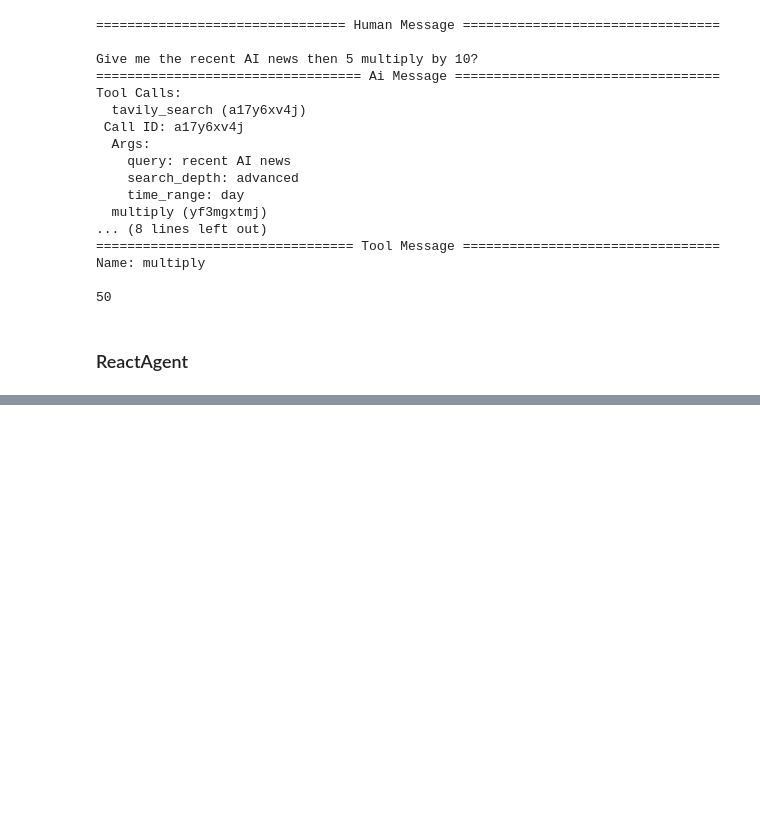
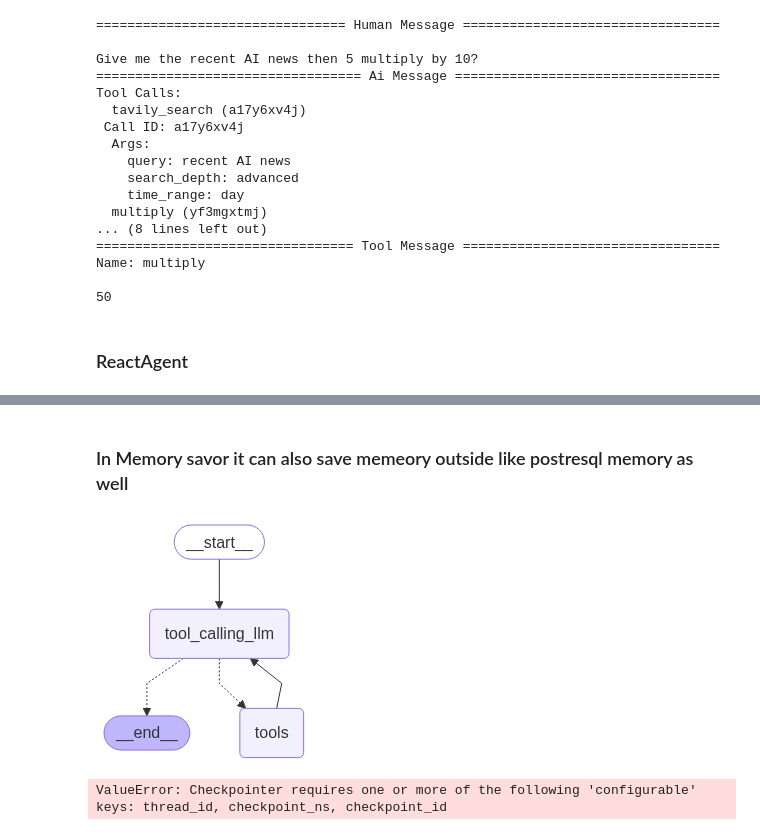
Before and after one commit to Saad096/AgenticAI-Course, a Jupyter notebook: 1-BasicChatbot/1-basicchatbot.ipynb, the cells around one changed output, grey strips where cells are left out. Drawn from its saved outputs; the diff is of its cells as text; code cells hidden in the pictures; blank space fills up the shorter version.

Commit message:
Add: Memoery persisitant to remember conversation as well

```diff
--- a/1-BasicChatbot/1-basicchatbot.ipynb
+++ b/1-BasicChatbot/1-basicchatbot.ipynb
@@ -234,0 +258,39 @@ ValueError: Found edge ending at unknown node `<function tool_calling_llm at 0x.
+# %% [markdown]
+### In  Memory savor it can also save memeory outside like postresql memory as well
+# %%
+from langgraph.checkpoint.memory import InMemorySaver
+memory = InMemorySaver()
+
+## Build the graph
+
+builder = StateGraph(State)
+builder.add_node("tool_calling_llm", tool_calling_llm)
+builder.add_node("tools", ToolNode(tools))
+
+## add adges
+
+builder.add_edge(START, "tool_calling_llm")
+builder.add_conditional_edges(
+    "tool_calling_llm",
+    # If the latest message (result) from assistant is a tool call -> tools_condition routes to tools
+    # If the latest message (result) from assistant is a not a tool call -> tools_condition routes to END
+    tools_condition
+)
+
+builder.add_edge("tools", 'tool_calling_llm')
+
+graph = builder.compile(checkpointer=memory)
+## Visualize the graph
+from IPython.display import Image, display
+try:
+    display(Image(graph.get_graph().draw_mermaid_png()))
+except Exception as e:
+    print(f"Error displaying graph: {e}")
+# %% [output]
+[figure, added]
+# %%
+config = {"configurable":{"thread_id":"1"}}
+response = graph.invoke({"messages":"Hi, My name is Saad Alam"}, config=config)
+response["messages"][-1].content
+# %% [output]
+ValueError: Checkpointer requires one or more of the following 'configurable' keys: thread_id, checkpoint_ns, checkpoint_id
```
Also changed, not shown: parts of 2 cells of this notebook.
